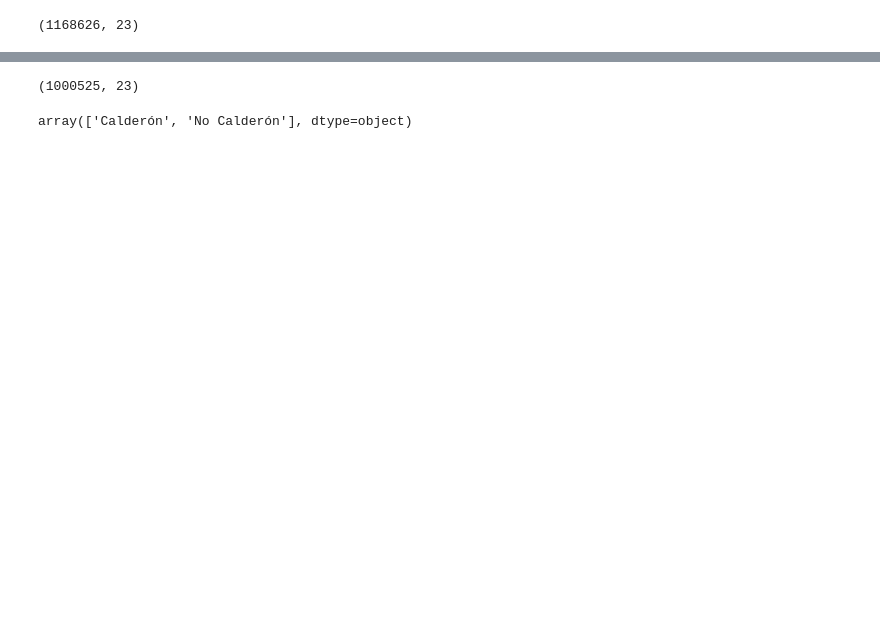
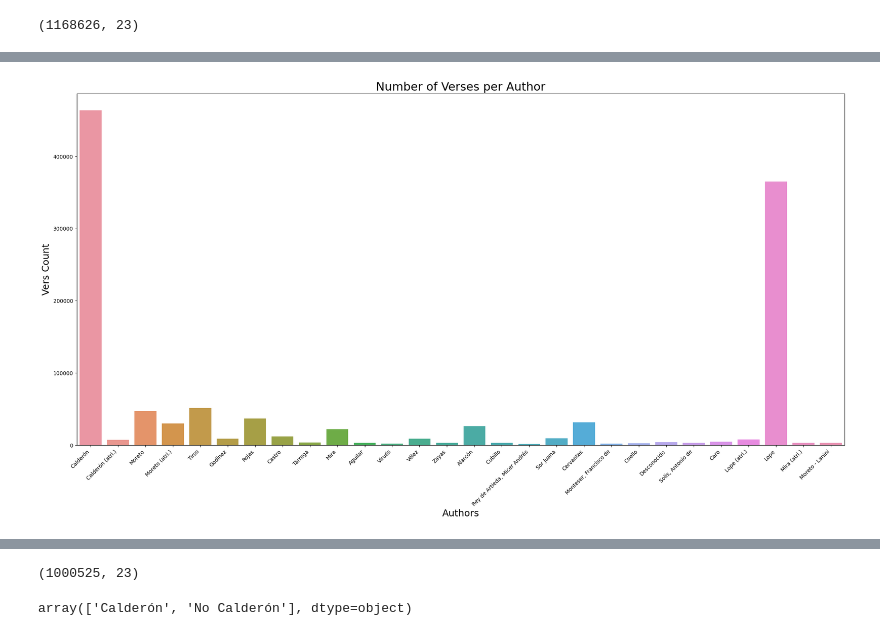
Before and after one commit to DrKroll/machine-learning-rhythm-authorship, a Jupyter notebook: authorship_rhythm_ml.ipynb, the cells around one changed output, grey strips where cells are left out. Cells and saved outputs as stored; diff of their text form; code cells hidden in the pictures; blank space fills up the shorter version.

```diff
--- a/authorship_rhythm_ml.ipynb
+++ b/authorship_rhythm_ml.ipynb
@@ -113,0 +153,13 @@ df.shape
+# %%
+plt.figure(figsize=(26,12))
+
+ax = sns.countplot(data=df, x='Author')
+
+ax.set_xticklabels(ax.get_xticklabels(), rotation=45, ha="right")
+
+ax.set_title("Number of Verses per Author", fontsize=22)
+ax.set_xlabel("Authors", fontsize=18)
+ax.set_ylabel("Vers Count", fontsize=18)
+plt.show()
+# %% [output]
+[figure, added]
```
Also changed, not shown: parts of 20 cells of this notebook.
